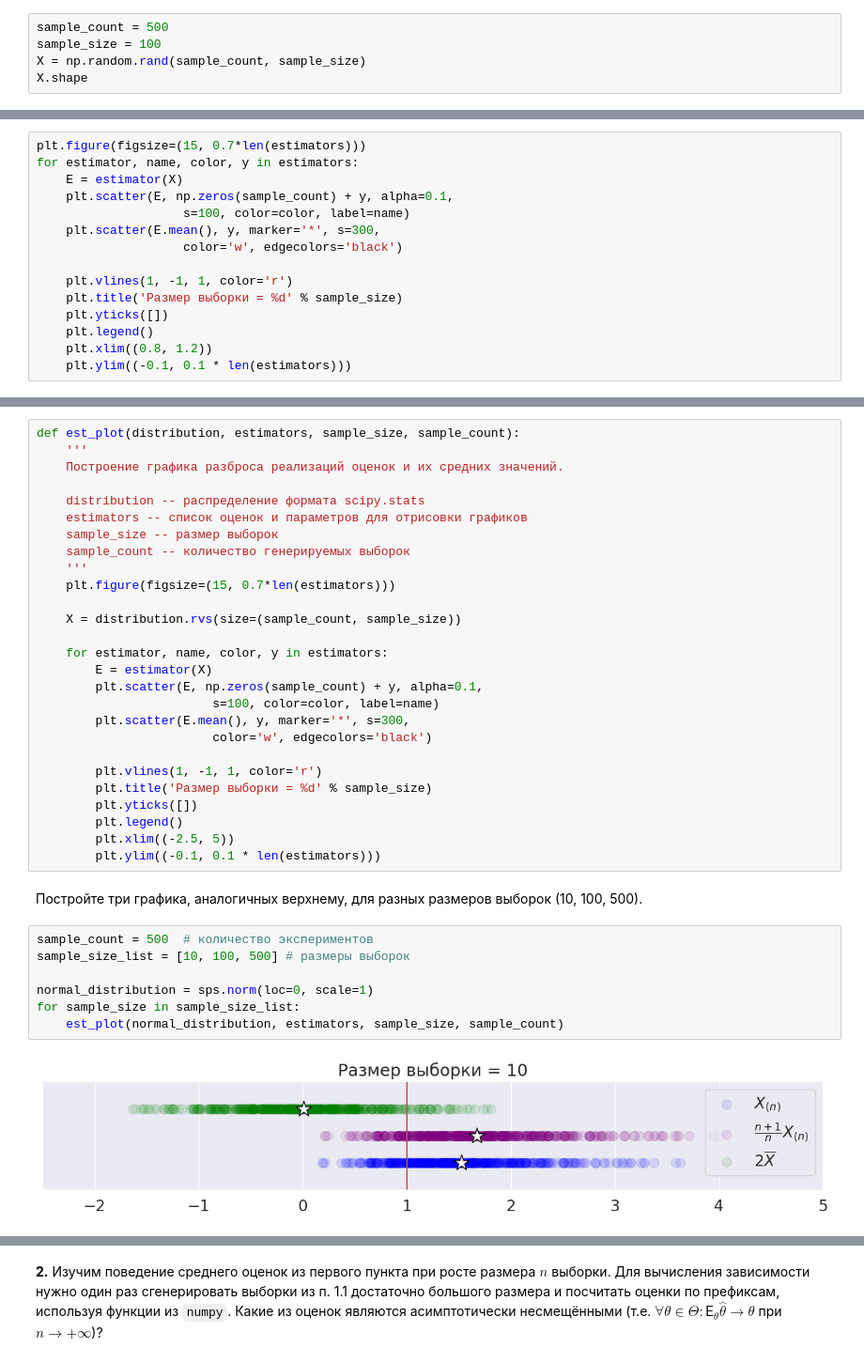
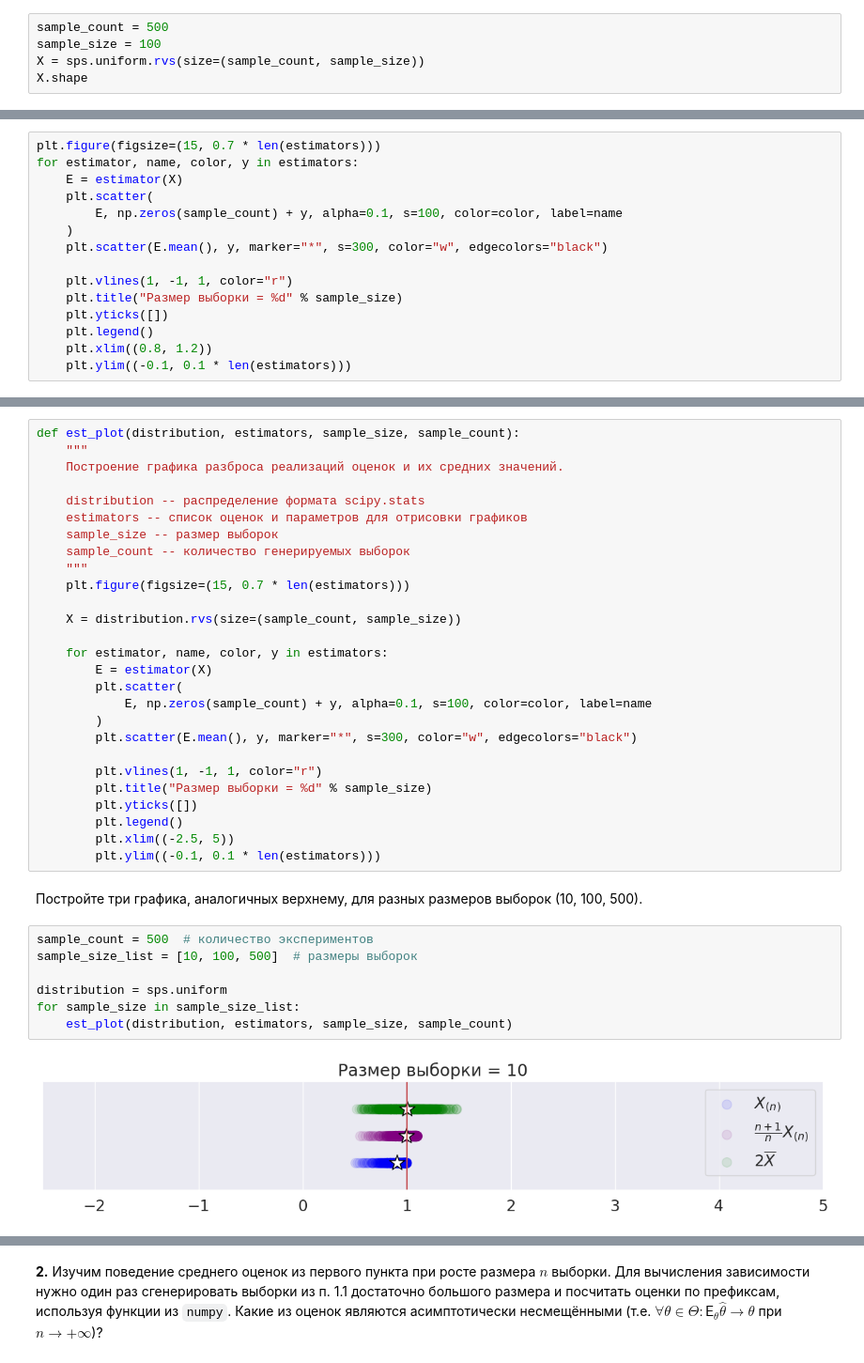
Before and after one commit to egoroz/data_scince_4_sem, a Jupyter notebook: 6/nesmeshhennost_students2024.ipynb, the cells around one changed output, grey strips where cells are left out. Shown at 94% size. Saved outputs shown, nothing was run; the diff lists cells and outputs as text.

```diff
--- a/6/nesmeshhennost_students2024.ipynb
+++ b/6/nesmeshhennost_students2024.ipynb
@@ -67,23 +69,23 @@ estimators = [
 # %%
 sample_count = 500
 sample_size = 100
-X = np.random.rand(sample_count, sample_size)
+X = sps.uniform.rvs(size=(sample_count, sample_size))
 X.shape
 # %% [output]
 (500, 100)
 # %% [markdown]
 Визуализируем полученные оценки на одном графике. Звездочками обозначим средние значения по 500 экспериментам для каждой оценки.
 # %%
-plt.figure(figsize=(15, 0.7*len(estimators)))
+plt.figure(figsize=(15, 0.7 * len(estimators)))
 for estimator, name, color, y in estimators:
     E = estimator(X)
-    plt.scatter(E, np.zeros(sample_count) + y, alpha=0.1,
-                    s=100, color=color, label=name)
-    plt.scatter(E.mean(), y, marker='*', s=300,
-                    color='w', edgecolors='black')
+    plt.scatter(
+        E, np.zeros(sample_count) + y, alpha=0.1, s=100, color=color, label=name
+    )
+    plt.scatter(E.mean(), y, marker="*", s=300, color="w", edgecolors="black")
 
-    plt.vlines(1, -1, 1, color='r')
-    plt.title('Размер выборки = %d' % sample_size)
+    plt.vlines(1, -1, 1, color="r")
+    plt.title("Размер выборки = %d" % sample_size)
     plt.yticks([])
     plt.legend()
     plt.xlim((0.8, 1.2))
@@ -94,27 +96,27 @@ for estimator, name, color, y in estimators:
 Напишите функцию построения таких графиков в общем виде: на вход функция может получать любые распределения (`distributions`) и любые оценки (`estimators`).
 # %%
 def est_plot(distribution, estimators, sample_size, sample_count):
-    '''
+    """
     Построение графика разброса реализаций оценок и их средних значений.
 
     distribution -- распределение формата scipy.stats
     estimators -- список оценок и параметров для отрисовки графиков
     sample_size -- размер выборок
     sample_count -- количество генерируемых выборок
-    '''
-    plt.figure(figsize=(15, 0.7*len(estimators)))
+    """
+    plt.figure(figsize=(15, 0.7 * len(estimators)))
 
     X = distribution.rvs(size=(sample_count, sample_size))
 
     for estimator, name, color, y in estimators:
         E = estimator(X)
-        plt.scatter(E, np.zeros(sample_count) + y, alpha=0.1,
-                        s=100, color=color, label=name)
-        plt.scatter(E.mean(), y, marker='*', s=300,
-                        color='w', edgecolors='black')
+        plt.scatter(
+            E, np.zeros(sample_count) + y, alpha=0.1, s=100, color=color, label=name
+        )
+        plt.scatter(E.mean(), y, marker="*", s=300, color="w", edgecolors="black")
 
-        plt.vlines(1, -1, 1, color='r')
-        plt.title('Размер выборки = %d' % sample_size)
+        plt.vlines(1, -1, 1, color="r")
+        plt.title("Размер выборки = %d" % sample_size)
         plt.yticks([])
         plt.legend()
         plt.xlim((-2.5, 5))
@@ -123,10 +125,10 @@ def est_plot(distribution, estimators, sample_size, sample_count):
 Постройте три графика, аналогичных верхнему, для разных размеров выборок (10, 100, 500).
 # %%
 sample_count = 500  # количество экспериментов
-sample_size_list = [10, 100, 500] # размеры выборок
+sample_size_list = [10, 100, 500]  # размеры выборок
 
-normal_distribution = sps.norm(loc=0, scale=1)
+distribution = sps.uniform
 for sample_size in sample_size_list:
-    est_plot(normal_distribution, estimators, sample_size, sample_count)
+    est_plot(distribution, estimators, sample_size, sample_count)
 # %% [output]
-[figure, old version]
+[figure, new version]
```
Also changed, not shown: parts of 14 cells of this notebook, 1 other file.
